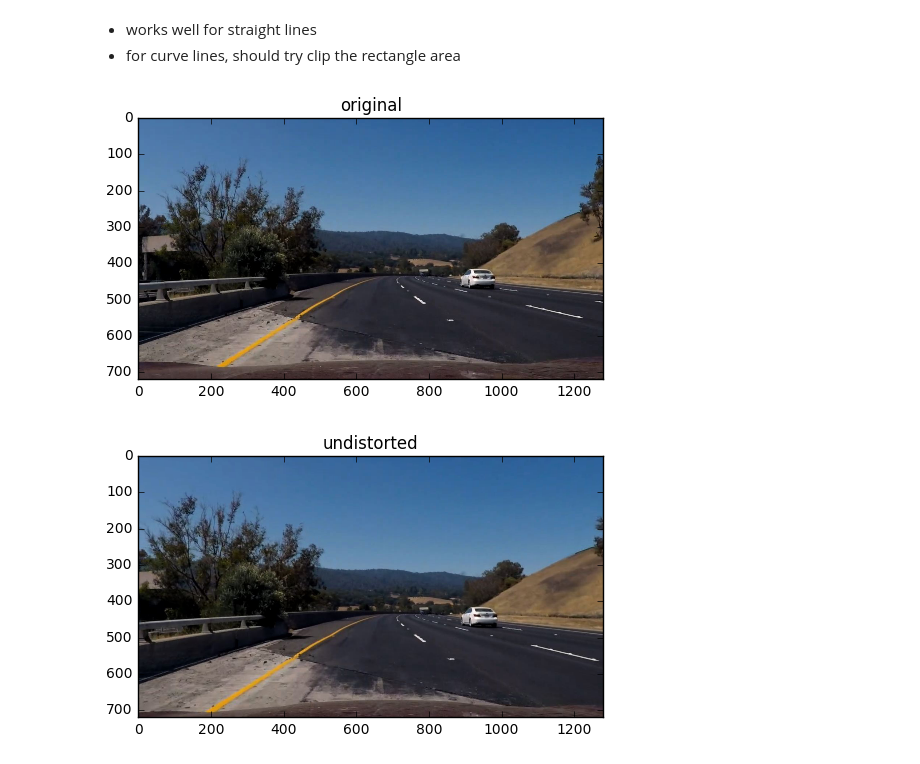
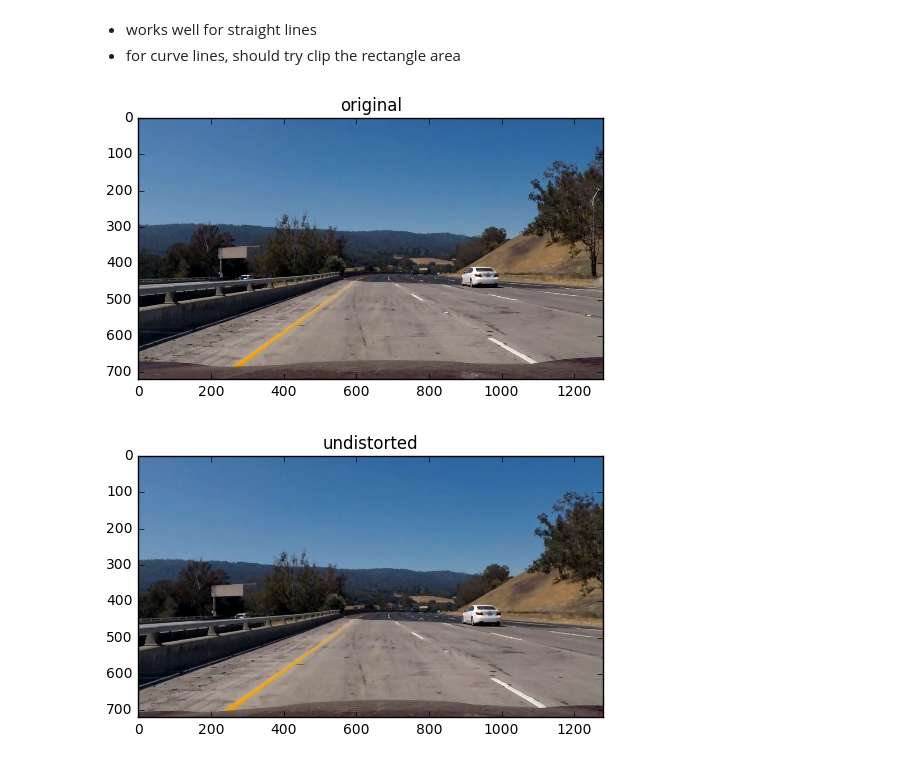
Before and after one commit to xysun/CarND-AdvancedLaneFinding-P4, a Jupyter notebook: P4 playground.ipynb, the cells around one changed output. Saved outputs shown, nothing was run; the diff lists cells and outputs as text; code cells hidden in the pictures.

```diff
--- a/P4 playground.ipynb
+++ b/P4 playground.ipynb
@@ -86,22 +86,22 @@ with open('calibration.pickle', 'rb') as f:  # Python 3: open(..., 'rb')
 # %%
 # test images
 %matplotlib inline
-fname = 'input_sequence/problem_input 041.jpg'
+fname = 'input_sequence/problem_input 011.jpg'
 img = mpimg.imread(fname)
 undistorted = cv2.undistort(img, mtx, dist, None, mtx)
 
 plt.figure(1)
 plt.title('original')
 plt.imshow(img)
 
 plt.figure(2)
 plt.title('undistorted')
 plt.imshow(undistorted)
 
 plt.show()
 # %% [output]
-[figure, old version]
+[figure, new version]
-[figure, old version]
+[figure, new version]
 # %%
 # color transform and gradients
 %matplotlib inline
```
Also changed, not shown: parts of 11 cells of this notebook, 1 other file.
